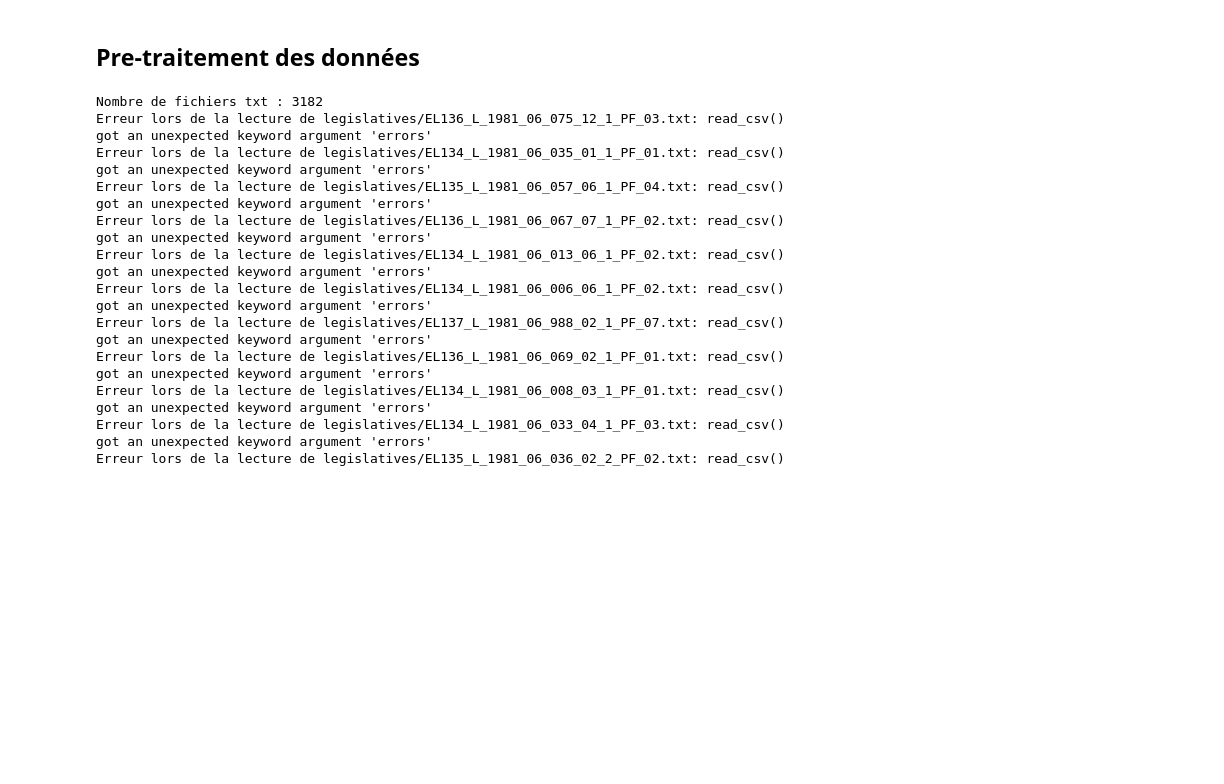
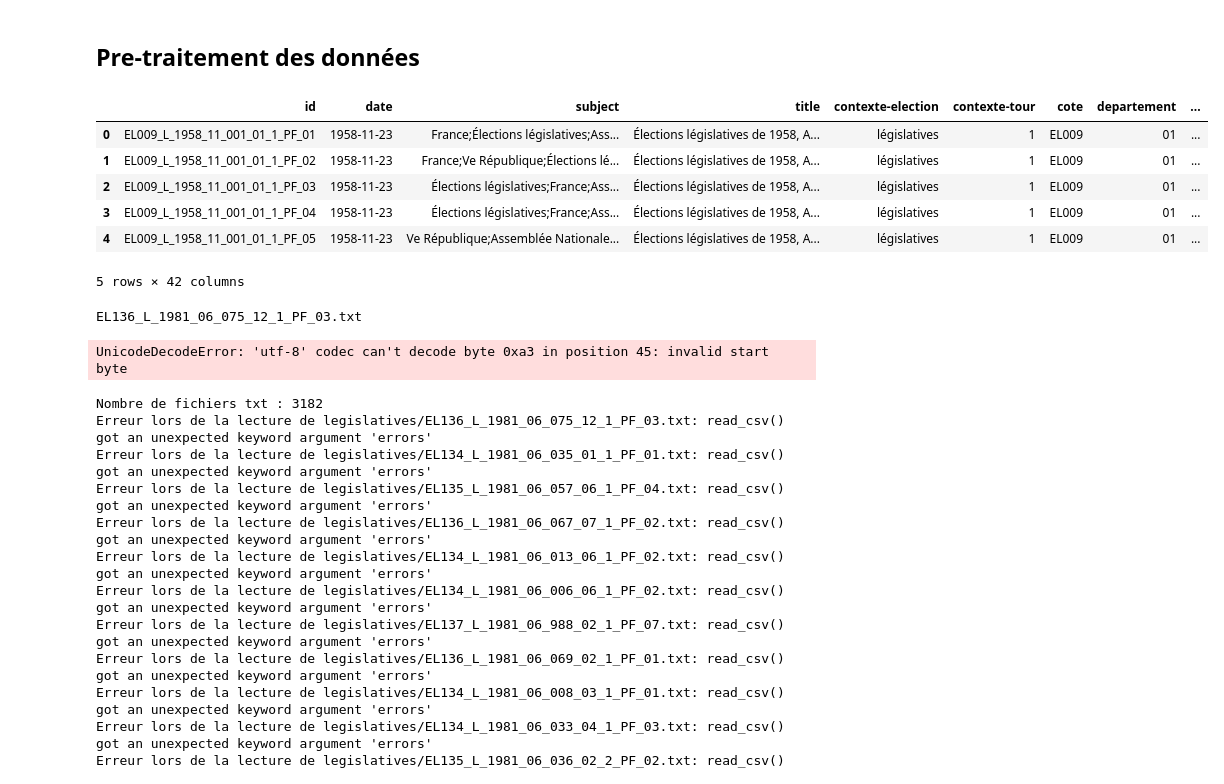
Before and after one commit to CaroLebrun/NLP_3A, a Jupyter notebook: main.ipynb, the cells around one changed output. Saved outputs shown, nothing was run; the diff lists cells and outputs as text; code cells hidden in the pictures; blank space fills up the shorter version.

Commit message:
creation df avec metadonnees et txt

```diff
--- a/main.ipynb
+++ b/main.ipynb
@@ -63,3 +111,51 @@ Fichier choisi : legislatives/EL134_L_1981_06_033_01_2_PF_01.txt
 # %% [markdown]
 ## Pre-traitement des données
+# %%
+#lecture des métadonnées
+metadonnees = pd.read_csv("data/archelect_search.zip", compression="zip")
+# %%
+metadonnees.head()
+# %% [output]
+|  | id | date | subject | title | contexte-election | contexte-tour | cote | departement | ... |
+| 0 | EL009_L_1958_11_001_01_1_PF_01 | 1958-11-23 | France;Élections législatives;Ass... | Élections législatives de 1958, A... | législatives | 1 | EL009 | 01 | ... |
+| 1 | EL009_L_1958_11_001_01_1_PF_02 | 1958-11-23 | France;Ve République;Élections lé... | Élections législatives de 1958, A... | législatives | 1 | EL009 | 01 | ... |
+| 2 | EL009_L_1958_11_001_01_1_PF_03 | 1958-11-23 | Élections législatives;France;Ass... | Élections législatives de 1958, A... | législatives | 1 | EL009 | 01 | ... |
+| 3 | EL009_L_1958_11_001_01_1_PF_04 | 1958-11-23 | Élections législatives;France;Ass... | Élections législatives de 1958, A... | législatives | 1 | EL009 | 01 | ... |
+| 4 | EL009_L_1958_11_001_01_1_PF_05 | 1958-11-23 | Ve République;Assemblée Nationale... | Élections législatives de 1958, A... | législatives | 1 | EL009 | 01 | ... |
+5 rows × 42 columns
+# %%
+zip_path = "data/legislatives.zip"
+
+all_texts = []
+
+with zipfile.ZipFile(zip_path, "r") as z:
+    for file in z.namelist():
+        if file.endswith(".txt"):
+            with z.open(file) as f:
+                text_content = f.read().decode("utf-8")
+
+                # on ne garde que le nom du fichier (sans le dossier )
+                filename = file.split("/")[-1]
+                print(filename)
+                all_texts.append({
+                    "id": filename,
+                    "text": text_content
+                })
+
+all_texts_df = pd.DataFrame(all_texts)
+
+# --- 3️⃣ Fusion texte + métadonnées ---
+texts_et_meta = metadonnees.merge(all_texts_df, on="id", how="left")
+
+# --- 4️⃣ Vérification des correspondances ---
+missing_meta = df["id"][df.isnull().any(axis=1)]
+
+if len(missing_meta) > 0:
+    print("⚠️ Certains fichiers n'ont pas de métadonnées :")
+    print(missing_meta.tolist())
+
+print(df.head())
+# %% [output]
+EL136_L_1981_06_075_12_1_PF_03.txt
+UnicodeDecodeError: 'utf-8' codec can't decode byte 0xa3 in position 45: invalid start byte
 # %%
```
Also changed, not shown: parts of 7 cells of this notebook, 3 other files.
